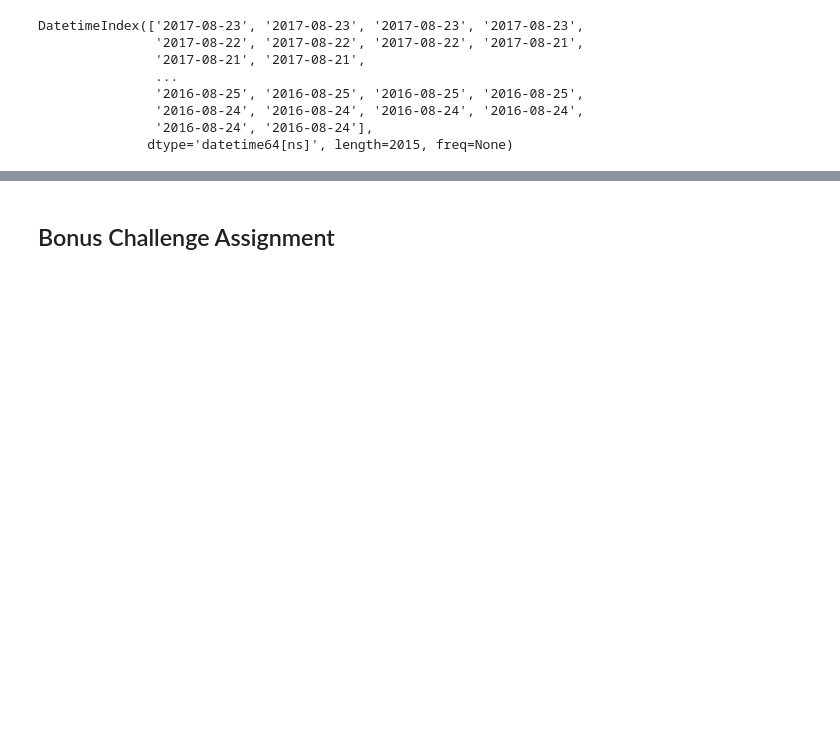
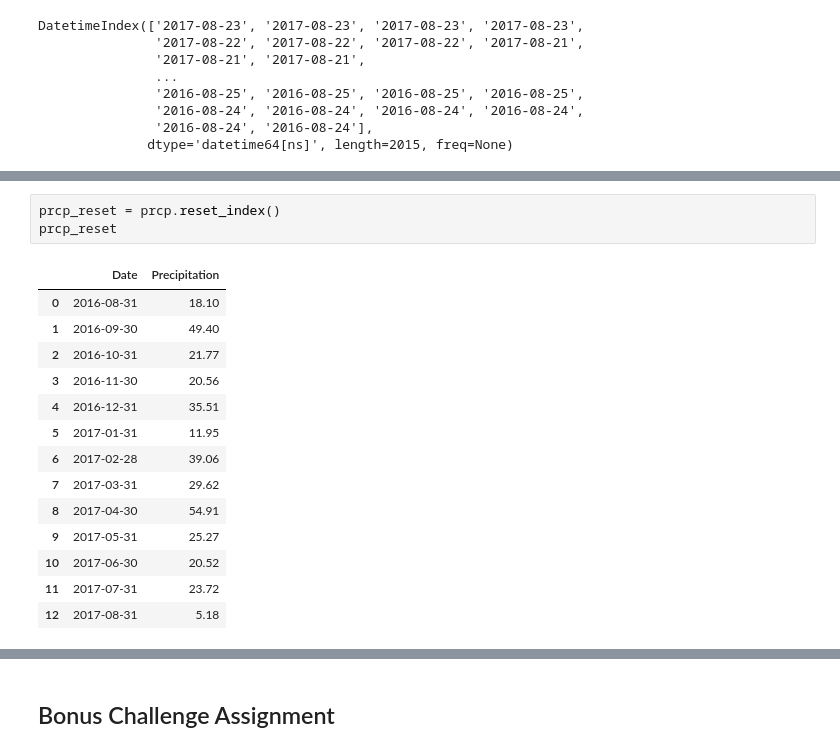
Before and after one commit to IrinaUX/sqlalchemy-challenge, a Jupyter notebook: climate_starter-Copy1.ipynb, the cells around one changed output, grey strips where cells are left out. Saved outputs shown, nothing was run; the diff lists cells and outputs as text; blank space fills up the shorter version.

```diff
--- a/climate_starter-Copy1.ipynb
+++ b/climate_starter-Copy1.ipynb
@@ -654,0 +216,18 @@ Name: Date, dtype: object
+# %%
+prcp_reset = prcp.reset_index()
+prcp_reset
+# %% [output]
+|  | Date | Precipitation |
+| 0 | 2016-08-31 | 18.10 |
+| 1 | 2016-09-30 | 49.40 |
+| 2 | 2016-10-31 | 21.77 |
+| 3 | 2016-11-30 | 20.56 |
+| 4 | 2016-12-31 | 35.51 |
+| 5 | 2017-01-31 | 11.95 |
+| 6 | 2017-02-28 | 39.06 |
+| 7 | 2017-03-31 | 29.62 |
+| 8 | 2017-04-30 | 54.91 |
+| 9 | 2017-05-31 | 25.27 |
+| 10 | 2017-06-30 | 20.52 |
+| 11 | 2017-07-31 | 23.72 |
+| 12 | 2017-08-31 | 5.18 |
```
Also changed, not shown: parts of 70 cells of this notebook, 1 other file.
